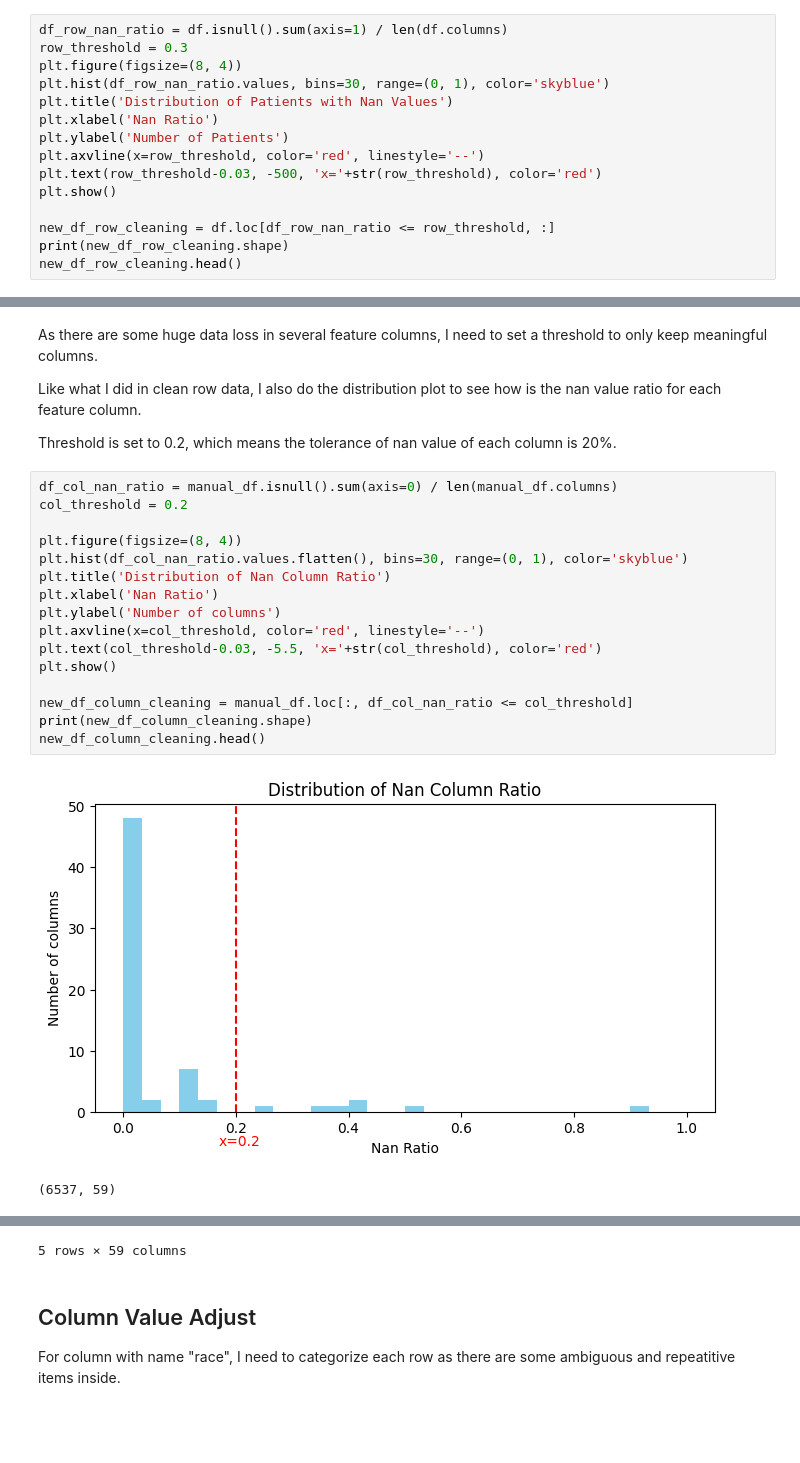
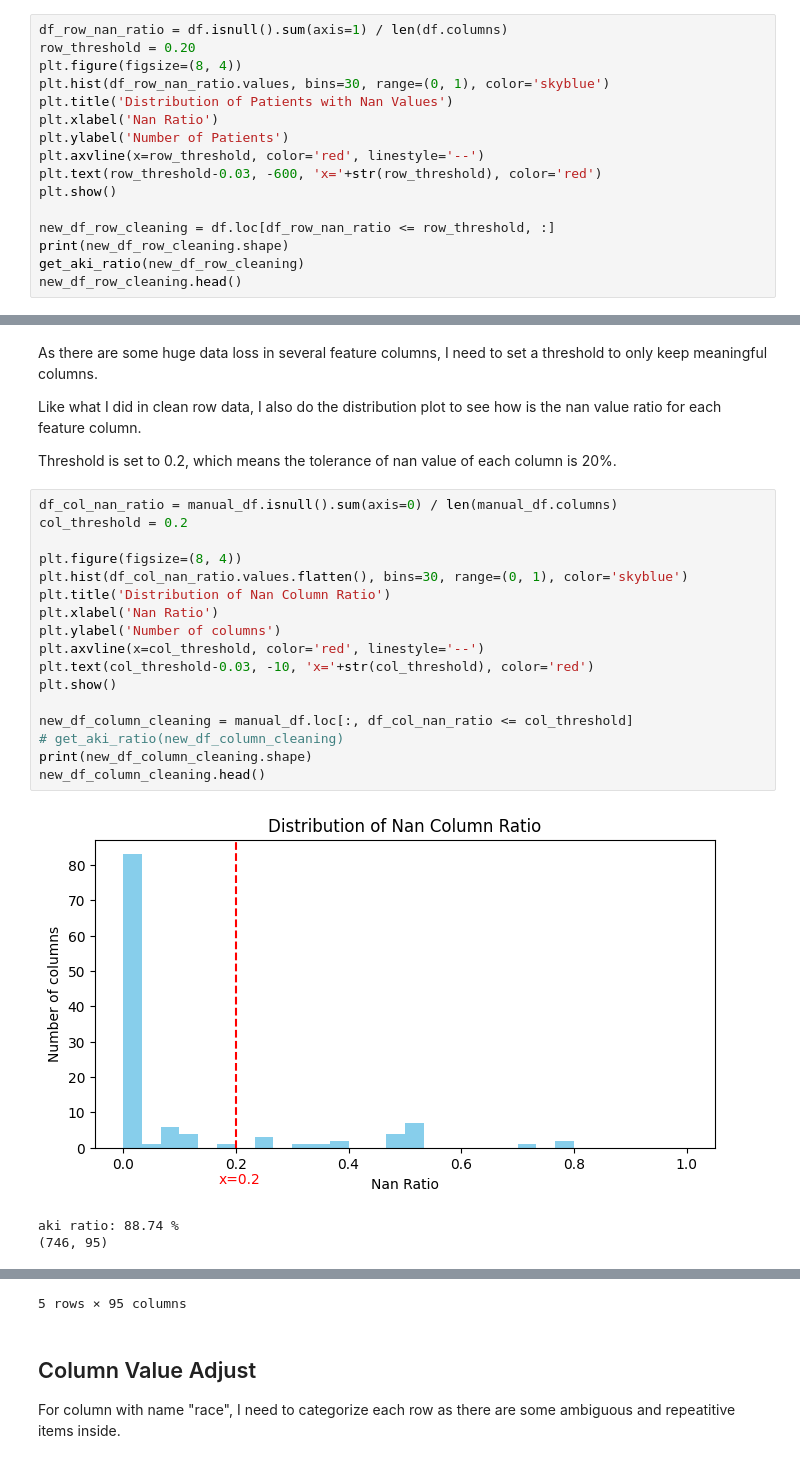
Before and after one commit to NUSLCC/SPH_Assignment1, a Jupyter notebook: assignment1.ipynb, the cells around one changed output, grey strips where cells are left out. Drawn from its saved outputs; the diff is of its cells as text; blank space fills up the shorter version.

```diff
--- a/assignment1.ipynb
+++ b/assignment1.ipynb
@@ -50,17 +64,18 @@ print(aki_nan_count)
 3. Filter the data for next step processing (column cleaning)
 # %%
 df_row_nan_ratio = df.isnull().sum(axis=1) / len(df.columns)
-row_threshold = 0.3
+row_threshold = 0.20
 plt.figure(figsize=(8, 4))
 plt.hist(df_row_nan_ratio.values, bins=30, range=(0, 1), color='skyblue')
 plt.title('Distribution of Patients with Nan Values')
 plt.xlabel('Nan Ratio')
 plt.ylabel('Number of Patients')
 plt.axvline(x=row_threshold, color='red', linestyle='--')
-plt.text(row_threshold-0.03, -500, 'x='+str(row_threshold), color='red')
+plt.text(row_threshold-0.03, -600, 'x='+str(row_threshold), color='red')
 plt.show()
 
 new_df_row_cleaning = df.loc[df_row_nan_ratio <= row_threshold, :]
 print(new_df_row_cleaning.shape)
+get_aki_ratio(new_df_row_cleaning)
 new_df_row_cleaning.head()
 # %% [output]
@@ -140,19 +156,21 @@ Threshold is set to 0.2, which means the tolerance of nan value of each column i
 # %%
 df_col_nan_ratio = manual_df.isnull().sum(axis=0) / len(manual_df.columns)
 col_threshold = 0.2
 
 plt.figure(figsize=(8, 4))
 plt.hist(df_col_nan_ratio.values.flatten(), bins=30, range=(0, 1), color='skyblue')
 plt.title('Distribution of Nan Column Ratio')
 plt.xlabel('Nan Ratio')
 plt.ylabel('Number of columns')
 plt.axvline(x=col_threshold, color='red', linestyle='--')
-plt.text(col_threshold-0.03, -5.5, 'x='+str(col_threshold), color='red')
+plt.text(col_threshold-0.03, -10, 'x='+str(col_threshold), color='red')
 plt.show()
 
 new_df_column_cleaning = manual_df.loc[:, df_col_nan_ratio <= col_threshold]
+# get_aki_ratio(new_df_column_cleaning)
 print(new_df_column_cleaning.shape)
 new_df_column_cleaning.head()
 # %% [output]
-[figure, old version]
+[figure, new version]
-(6537, 59)
+aki ratio: 88.74 %
+(746, 95)
@@ -165,4 +183,4 @@ new_df_column_cleaning.head()
-5 rows × 59 columns
+5 rows × 95 columns
 # %% [markdown]
 ## Column Value Adjust
 For column with name "race", I need to categorize each row as there are some ambiguous and repeatitive items inside.
```
Also changed, not shown: parts of 24 cells of this notebook.
